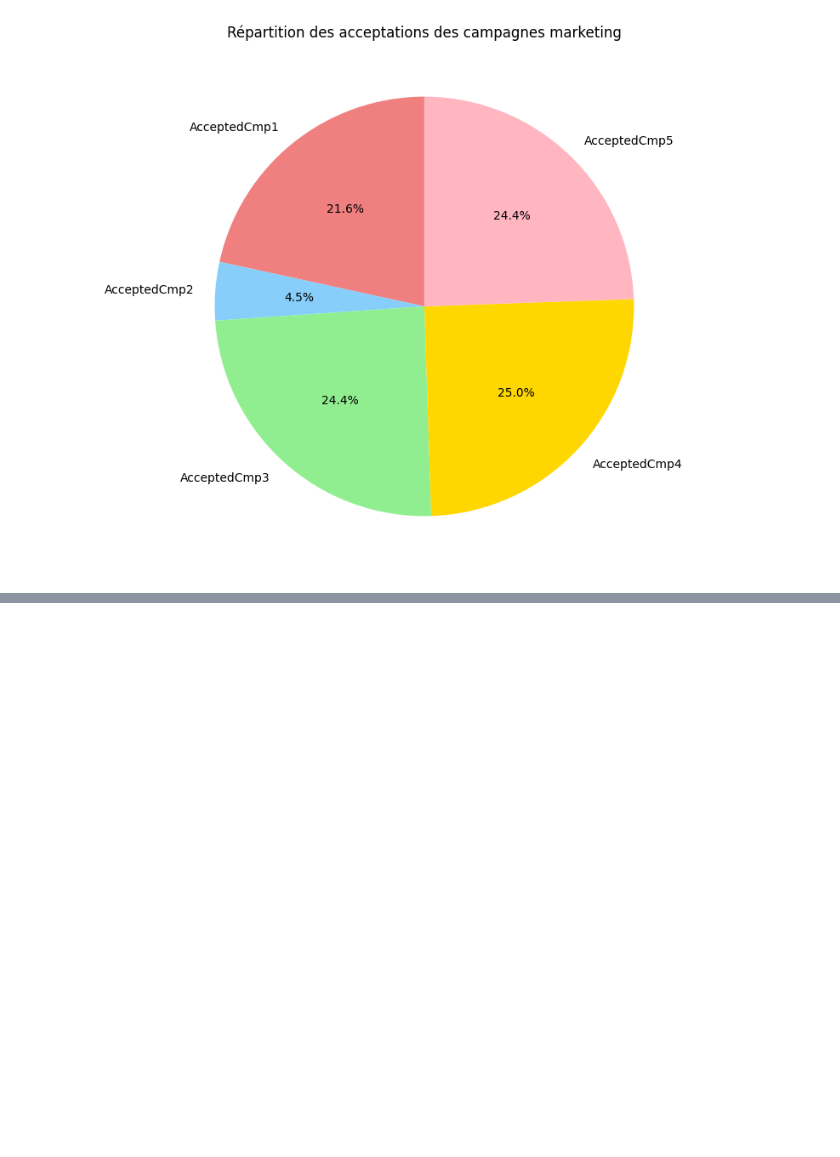
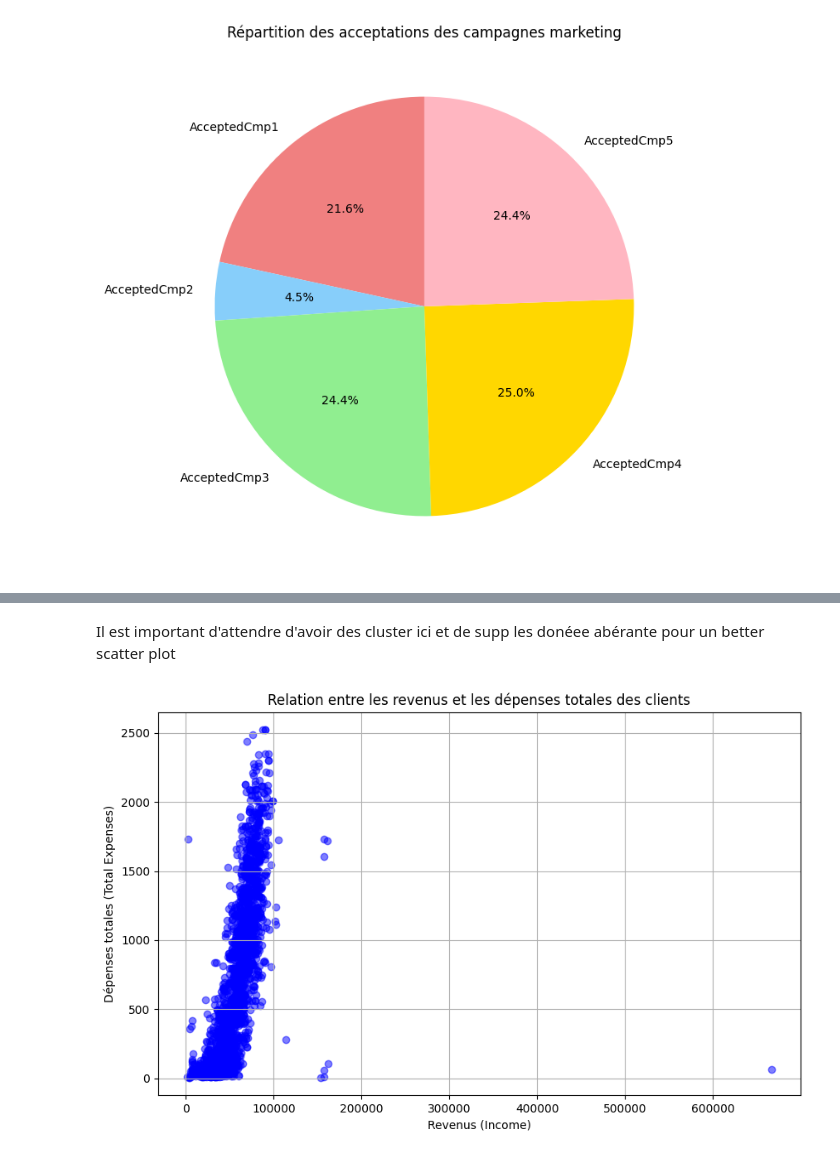
Before and after one commit to julessa/Rush5PDG4, a Jupyter notebook: Jules/jules.ipynb, the cells around one changed output, grey strips where cells are left out. Drawn from its saved outputs; the diff is of its cells as text; code cells hidden in the pictures; blank space fills up the shorter version.

```diff
--- a/Jules/jules.ipynb
+++ b/Jules/jules.ipynb
@@ -56,0 +106,18 @@ plt.show()
+# %%
+# Calculer les dépenses totales pour chaque client
+df['Total_Expenses'] = df['MntWines'] + df['MntFruits'] + df['MntMeatProducts'] + df['MntFishProducts'] + df['MntSweetProducts'] + df['MntGoldProds']
+# %% [markdown]
+Il est important d'attendre d'avoir des cluster ici et de supp les donéee abérante pour un better scatter plot
+# %%
+import matplotlib.pyplot as plt
+
+# Créer un scatter plot
+plt.figure(figsize=(10, 6))
+plt.scatter(df['Income'], df['Total_Expenses'], alpha=0.5, color='blue')
+plt.title('Relation entre les revenus et les dépenses totales des clients')
+plt.xlabel('Revenus (Income)')
+plt.ylabel('Dépenses totales (Total Expenses)')
+plt.grid(True)
+plt.show()
+# %% [output]
+[figure, added]
```
Also changed, not shown: parts of 2 cells of this notebook.
